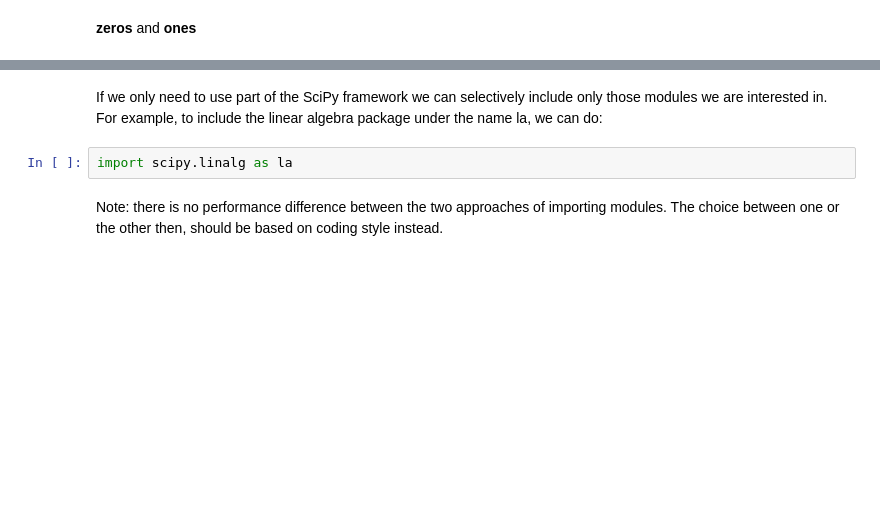
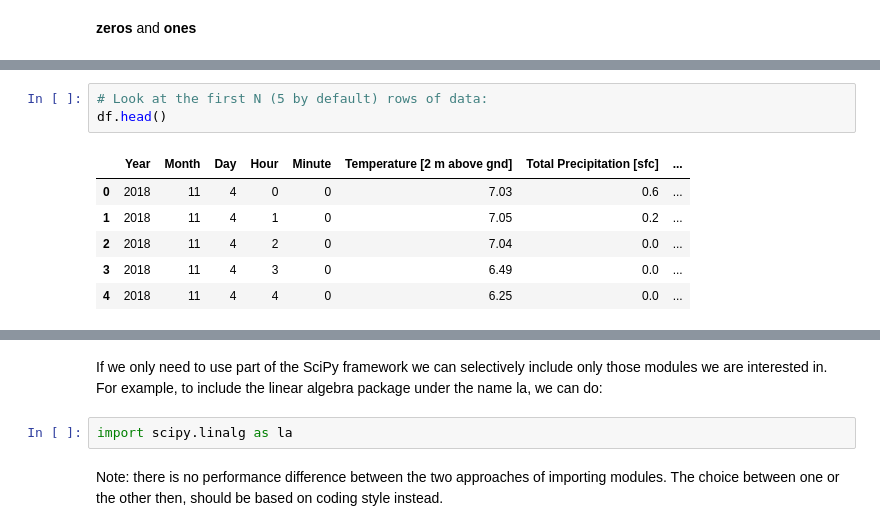
Before and after one commit to SiLiKhon/HEPStatsSeminar, a Jupyter notebook: Overview_of_useful_Python_libraries.ipynb, the cells around one changed output, grey strips where cells are left out. Cells and saved outputs as stored; diff of their text form; blank space fills up the shorter version.

```diff
--- a/Overview_of_useful_Python_libraries.ipynb
+++ b/Overview_of_useful_Python_libraries.ipynb
@@ -190,0 +262,10 @@ array([[1., 1., 1.],
+# %%
+# Look at the first N (5 by default) rows of data:
+df.head()
+# %% [output]
+|  | Year | Month | Day | Hour | Minute | Temperature [2 m above gnd] | Total Precipitation [sfc] | ... |
+| 0 | 2018 | 11 | 4 | 0 | 0 | 7.03 | 0.6 | ... |
+| 1 | 2018 | 11 | 4 | 1 | 0 | 7.05 | 0.2 | ... |
+| 2 | 2018 | 11 | 4 | 2 | 0 | 7.04 | 0.0 | ... |
+| 3 | 2018 | 11 | 4 | 3 | 0 | 6.49 | 0.0 | ... |
+| 4 | 2018 | 11 | 4 | 4 | 0 | 6.25 | 0.0 | ... |
```
Also changed, not shown: parts of 99 cells of this notebook.
